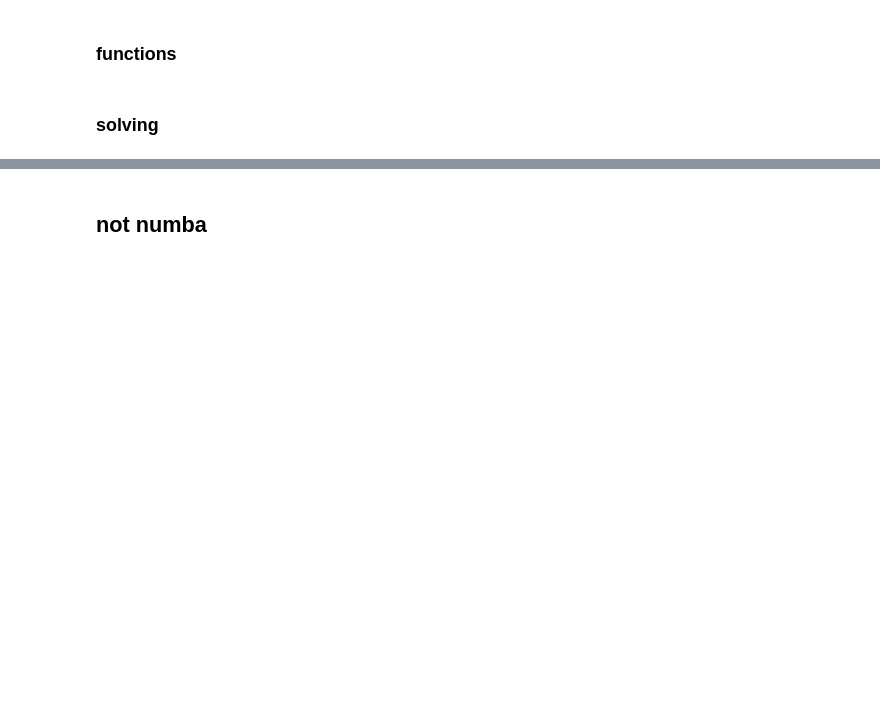
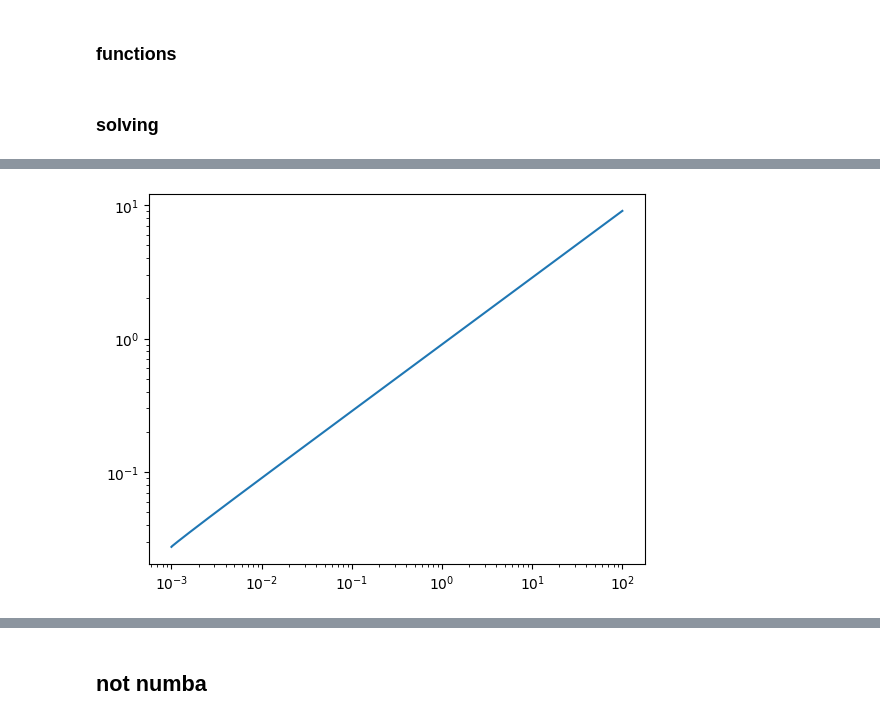
Before and after one commit to dashadem/CO2lovers, a Jupyter notebook: nonlinear.ipynb, the cells around one changed output, grey strips where cells are left out. Cells and saved outputs as stored; diff of their text form; code cells hidden in the pictures; blank space fills up the shorter version.

```diff
--- a/nonlinear.ipynb
+++ b/nonlinear.ipynb
@@ -1150,21 +1098,27 @@ def get_solution_B_jit(T, N, xi, v_prev, g_prev, W_prev, sgnB):
 # %% [markdown]
 ### solving
 # %%
-# t0 = 0
-# t_end = 10**(2)
-# g0 = 0.1
-# nt = 10**7
-t = np.concatenate((np.logspace(-3, 2, 5001), np.linspace(100, 1000, 5001)[1:]))
-N = 101
-xi = np.cos(np.pi / N * (np.arange(1, N + 1) - 0.5))
+# t = np.concatenate((np.logspace(-3, 2, 5001), np.linspace(100, 1000, 5001)[1:]))
+t = np.logspace(-3, 2, 5001)
+# t = np.array([0.001001, 0.001002])
+N =102
+xi = np.cos(np.pi / (N+1) * (np.arange(1, N + 2) - 0.5)).astype(np.float64)
 xi[0], xi[-1] = 1, -1
 xi = xi[::-1] * 0.5 + 0.5
-xi = 0.5 * (xi[1:] + xi[:-1])
+# xi = 0.5 * (xi[1:] + xi[:-1])
+xi = xi[1:-1]
+# print(len(xi))
+# print(xi)
+# xi = np.linspace(0,1,N+1)
+# xi = xi[1:-1]
+
+h = np.zeros(N).astype(np.float64)
+h[1:-1] = xi[1:] - xi[:-1]
+h[0] = xi[0]
+h[-1] = 1 - xi[-1]
 sgnB = 0
-# W0 = analyt_sol(N)
 g0, W0, v0, Q_0 = analyt_sol(t[0], xi)
-# W_small_2, ts_small_2, gs_small_2, psis_small_2 = get_solution_B(t0, t_end, nt, N, n_write, n_print, g0, W0, -1)
 
-W, g, psi = get_solution_B(t, N, xi, v0, g0, W0, sgnB)
+W, g = get_solution_B_jit(t, N, xi, h, v0, g0, W0, sgnB)
 
 # print("--- %s seconds ---" % (time.time() - start_time))
@@ -1170,0 +1143,8 @@ W, g, psi = get_solution_B(t, N, xi, v0, g0, W0, sgnB)
+# %%
+plt.plot(t,g)
+# plt.plot(t,t)
+# plt.plot(g,g)
+plt.xscale('log')
+plt.yscale('log')
+# %% [output]
+[figure, added]
```
Also changed, not shown: parts of 12 cells of this notebook.
